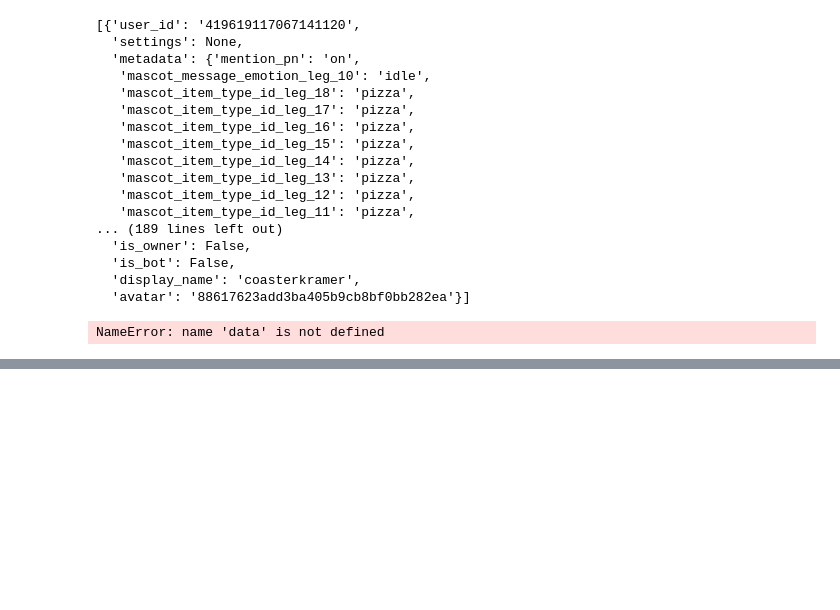
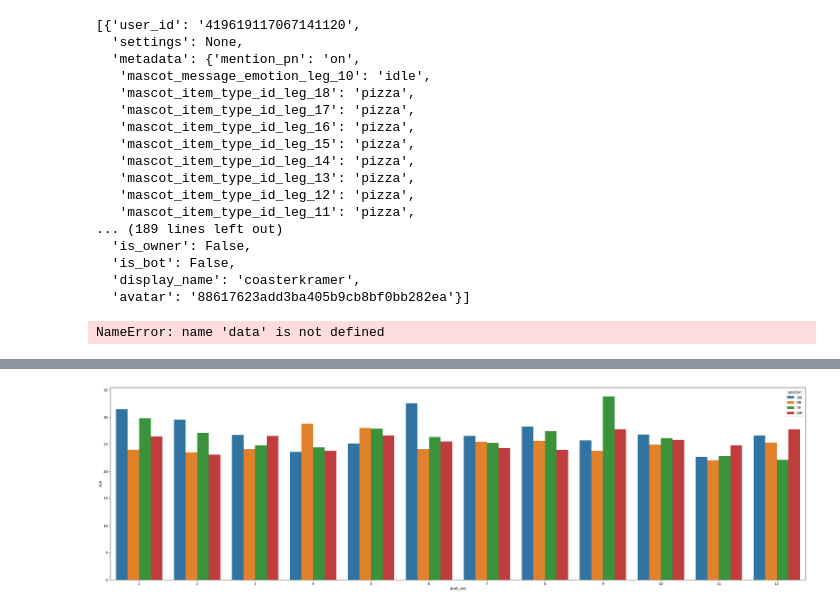
Before and after one commit to tbakely/NFL-Analysis, a Jupyter notebook: sleeperapi.ipynb, the cells around one changed output, grey strips where cells are left out. Cells and saved outputs as stored; diff of their text form; code cells hidden in the pictures; blank space fills up the shorter version.

```diff
--- a/sleeperapi.ipynb
+++ b/sleeperapi.ipynb
@@ -188,0 +301,16 @@ mooch_league.users()
+# %%
+import seaborn as sns
+import matplotlib.pyplot as plt
+
+sns.barplot(x="draft_slot", y="age", hue="position", data=age_data)
+plt.rcParams['figure.figsize'] = (36, 4)
+plt.show()
+
+
+# plt.barh(draft_grade_final["draft_slot"].astype(str).values, draft_grade_final["Tier"])
+# plt.title("Average Tier of Drafted Players (Through 12 Rounds)")
+# plt.ylabel("Draft Slot Number")
+# plt.xlabel("Total Number of Picks")
+# plt.show()
+# %% [output]
+[figure, added]
```
Also changed, not shown: parts of 26 cells of this notebook, 10 other files.
